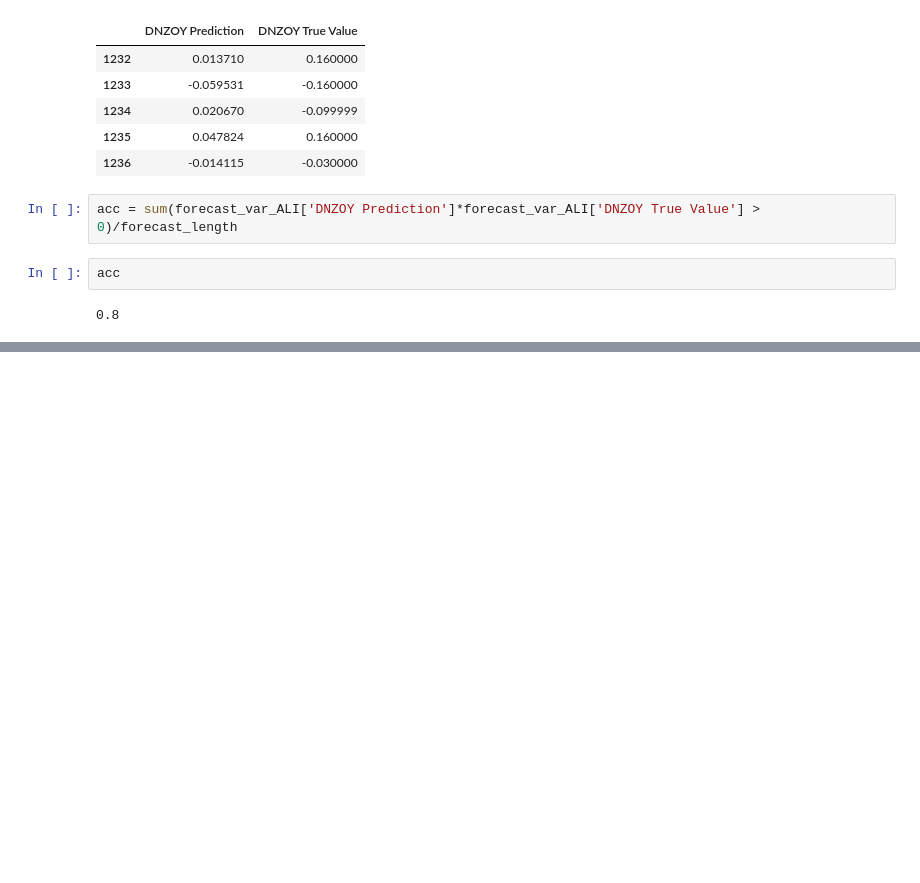
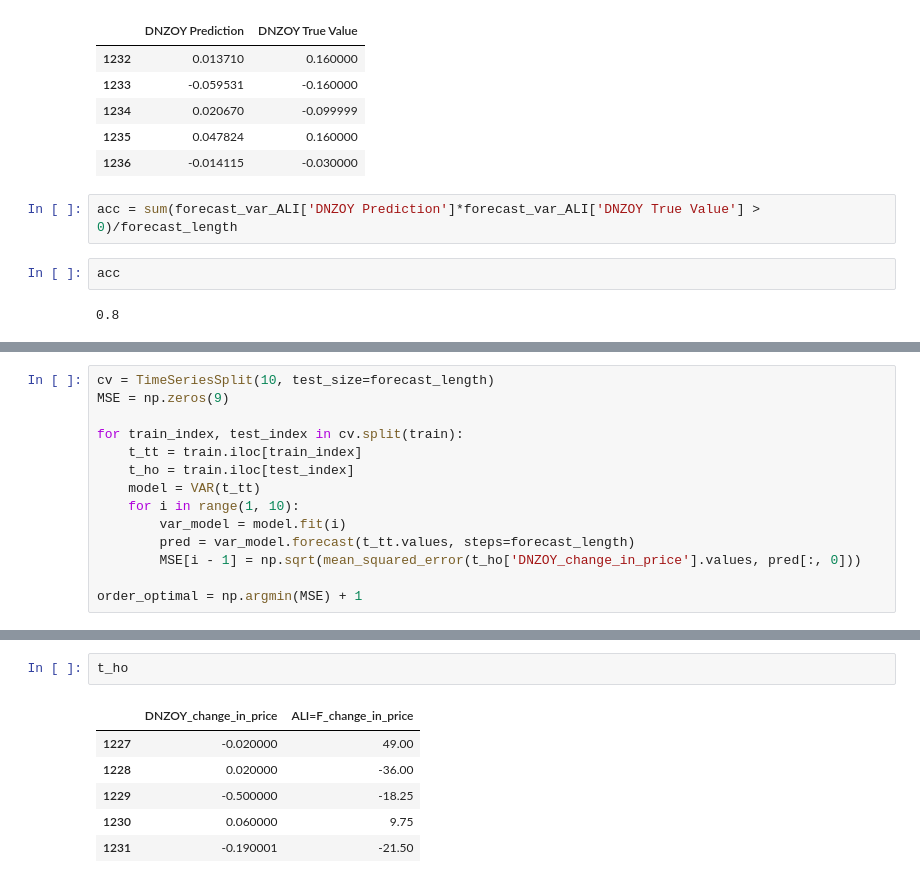
Before and after one commit to Arnabds/equity-vs-commodity, a Jupyter notebook: Kate_notebook/VAR.ipynb, the cells around one changed output, grey strips where cells are left out. Drawn from its saved outputs; the diff is of its cells as text; blank space fills up the shorter version.

```diff
--- a/Kate_notebook/VAR.ipynb
+++ b/Kate_notebook/VAR.ipynb
@@ -553,0 +557,14 @@ acc
+# %%
+cv = TimeSeriesSplit(10, test_size=forecast_length)
+MSE = np.zeros(9)
+
+for train_index, test_index in cv.split(train):
+    t_tt = train.iloc[train_index]
+    t_ho = train.iloc[test_index]
+    model = VAR(t_tt)
+    for i in range(1, 10):
+        var_model = model.fit(i)
+        pred = var_model.forecast(t_tt.values, steps=forecast_length)
+        MSE[i - 1] = np.sqrt(mean_squared_error(t_ho['DNZOY_change_in_price'].values, pred[:, 0]))
+
+order_optimal = np.argmin(MSE) + 1
@@ -553,0 +618,9 @@ acc
+# %%
+t_ho
+# %% [output]
+|  | DNZOY_change_in_price | ALI=F_change_in_price |
+| 1227 | -0.020000 | 49.00 |
+| 1228 | 0.020000 | -36.00 |
+| 1229 | -0.500000 | -18.25 |
+| 1230 | 0.060000 | 9.75 |
+| 1231 | -0.190001 | -21.50 |
```
Also changed, not shown: parts of 10 cells of this notebook.
